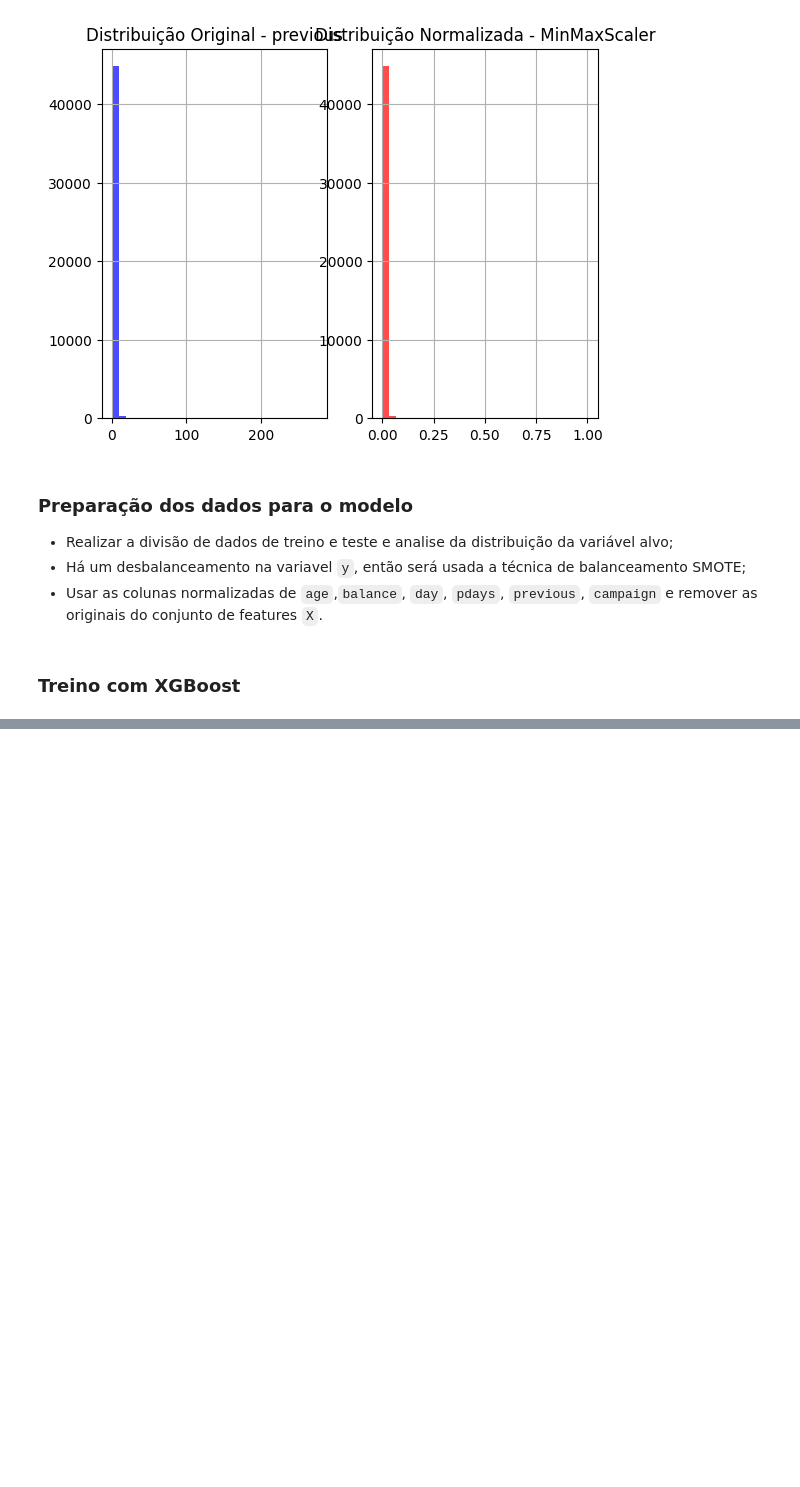
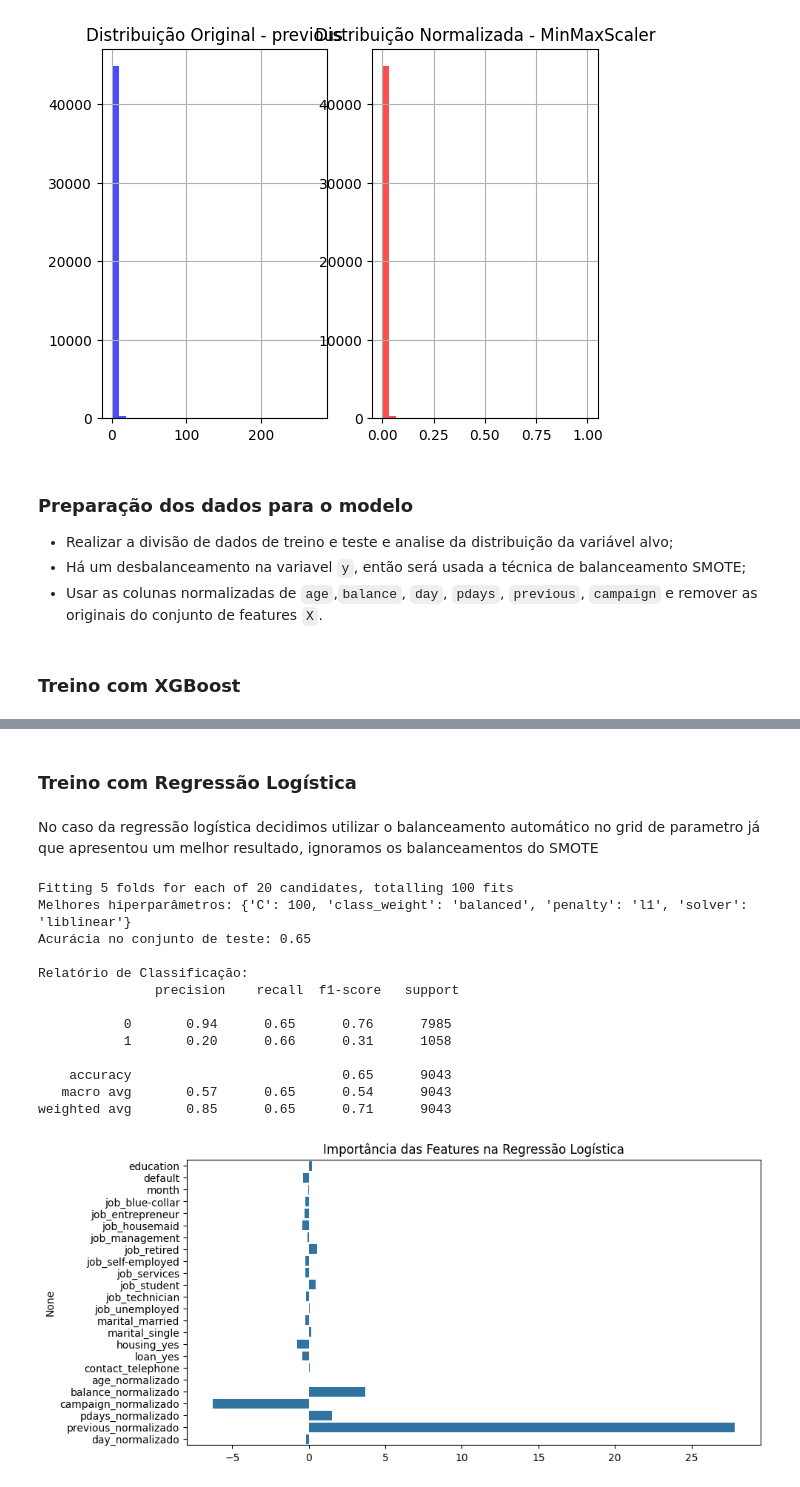
Before and after one commit to felipeoes/bank-marketing, a Jupyter notebook: main.ipynb, the cells around one changed output, grey strips where cells are left out. Drawn from its saved outputs; the diff is of its cells as text; code cells hidden in the pictures; blank space fills up the shorter version.

```diff
--- a/main.ipynb
+++ b/main.ipynb
@@ -231,0 +304,52 @@ plt.show()
+# %% [markdown]
+### Treino com Regressão Logística
+# %% [markdown]
+No caso da regressão logística decidimos utilizar o balanceamento automático no grid de parametro já que apresentou um melhor resultado, ignoramos os balanceamentos do SMOTE
+# %%
+# Definição do grid de hiperparâmetros para otimização do modelo
+param_grid = {
+    'C': [0.01, 0.1, 1, 10, 100],  # Regularização
+    'penalty': ['l1', 'l2'],  # Tipo de penalização
+    'solver': ['liblinear', 'saga']  #Solvers
+    ,'class_weight': ['balanced'] # Balanceamento
+};
+
+# GridSearchCV para encontrar os melhores hiperparâmetros
+grid_search = GridSearchCV(LogisticRegression(max_iter=1000), param_grid, scoring='accuracy', cv=5, verbose=1, n_jobs=-1);
+grid_search.fit(X_train, y_train);
+
+# Melhor conjunto de hiperparâmetros encontrados
+print("Melhores hiperparâmetros:", grid_search.best_params_);
+
+# Treinar modelo final com melhores hiperparâmetros
+best_model = LogisticRegression(**grid_search.best_params_, max_iter=1000);
+best_model.fit(X_train, y_train);
+
+# Avaliação no conjunto de teste
+y_pred = best_model.predict(X_test);
+accuracy = accuracy_score(y_test, y_pred);
+print(f"Acurácia no conjunto de teste: {accuracy:.2f}");
+
+# Exibir relatório de classificação
+print("\nRelatório de Classificação:\n", classification_report(y_test, y_pred));
+
+# Plotar a importância das features (coeficientes)
+plt.figure(figsize=(10,5));
+sns.barplot(x=best_model.coef_.flatten(), y=X.columns);
+plt.title("Importância das Features na Regressão Logística");
+plt.show();
+# %% [output]
+Fitting 5 folds for each of 20 candidates, totalling 100 fits
+Melhores hiperparâmetros: {'C': 100, 'class_weight': 'balanced', 'penalty': 'l1', 'solver': 'liblinear'}
+Acurácia no conjunto de teste: 0.65
+
+Relatório de Classificação:
+               precision    recall  f1-score   support
+
+           0       0.94      0.65      0.76      7985
+           1       0.20      0.66      0.31      1058
+
+    accuracy                           0.65      9043
+   macro avg       0.57      0.65      0.54      9043
+weighted avg       0.85      0.65      0.71      9043
+[figure, added]
```
Also changed, not shown: parts of 5 cells of this notebook.
